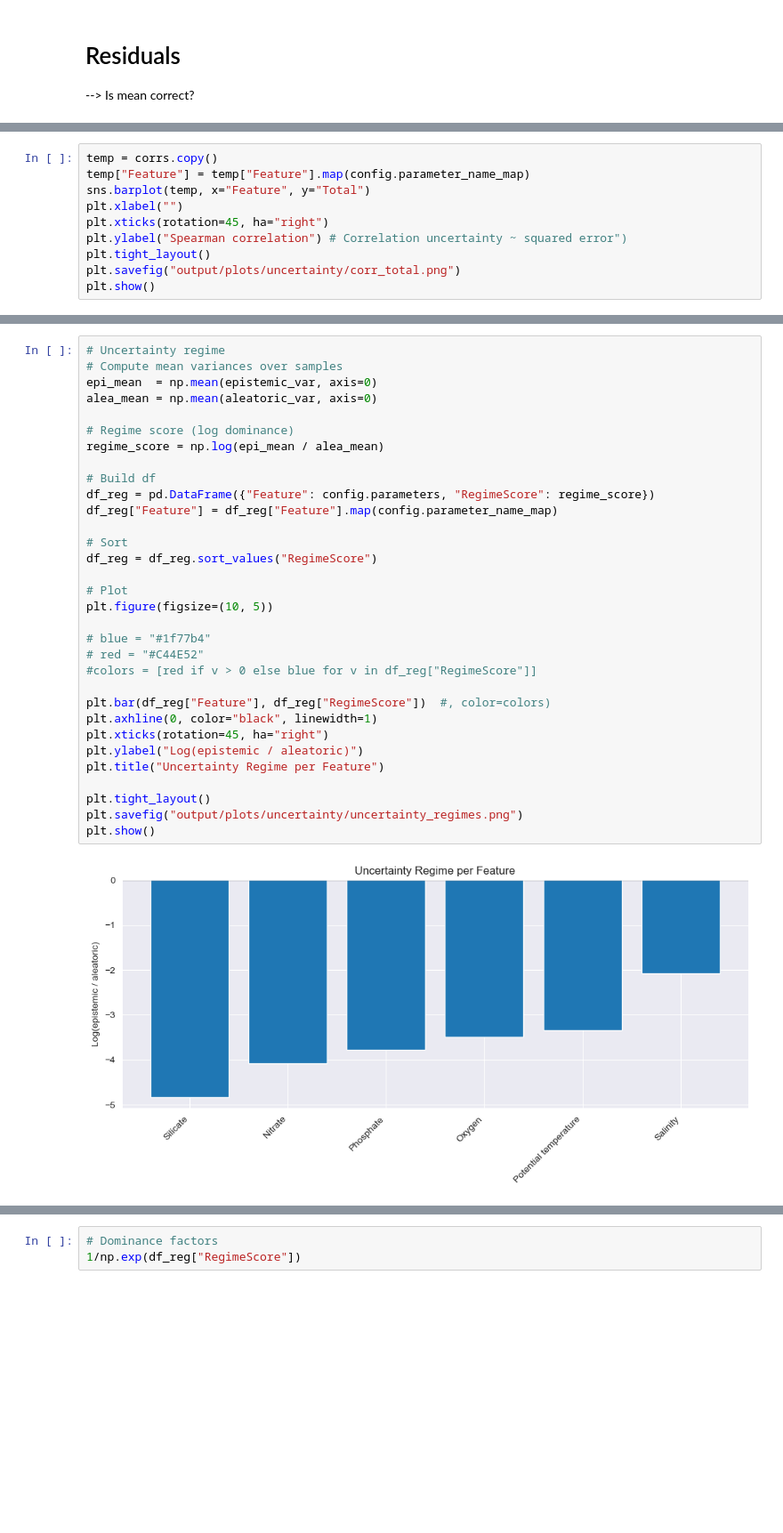
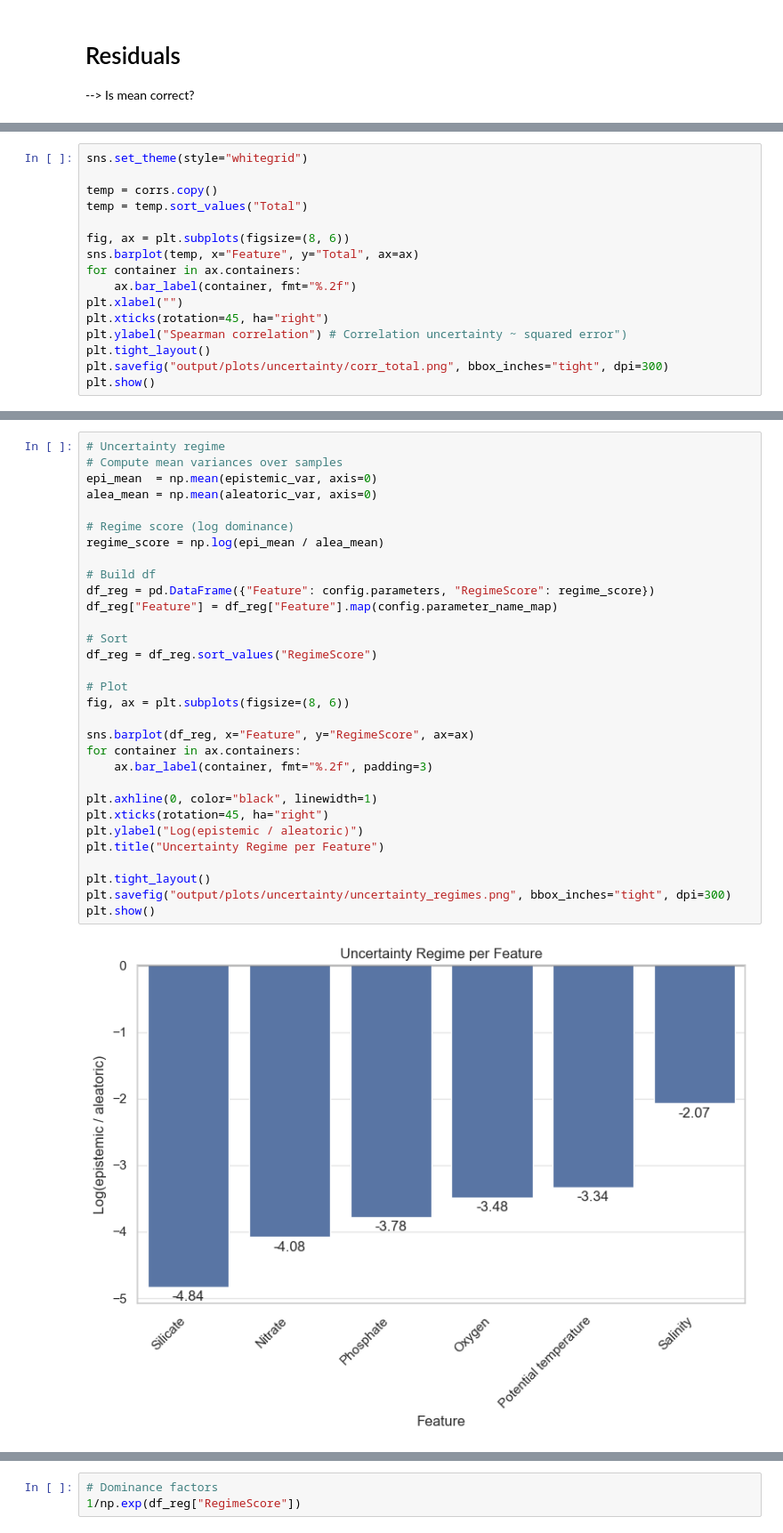
Before and after one commit to y-jenniges/time_imputation, a Jupyter notebook: uncertainty_analysis.ipynb, the cells around one changed output, grey strips where cells are left out. Shown at 89% size. Saved outputs shown, nothing was run; the diff lists cells and outputs as text; blank space fills up the shorter version.

```diff
--- a/uncertainty_analysis.ipynb
+++ b/uncertainty_analysis.ipynb
@@ -220,11 +229,17 @@ Feature | corr(epistemic) | corr(aleatoric) | corr(total)
 # %%
+sns.set_theme(style="whitegrid")
+
 temp = corrs.copy()
-temp["Feature"] = temp["Feature"].map(config.parameter_name_map)
-sns.barplot(temp, x="Feature", y="Total")
+temp = temp.sort_values("Total")
+
+fig, ax = plt.subplots(figsize=(8, 6))
+sns.barplot(temp, x="Feature", y="Total", ax=ax)
+for container in ax.containers:
+    ax.bar_label(container, fmt="%.2f")
 plt.xlabel("")
 plt.xticks(rotation=45, ha="right")
 plt.ylabel("Spearman correlation") # Correlation uncertainty ~ squared error")
 plt.tight_layout()
-plt.savefig("output/plots/uncertainty/corr_total.png")
+plt.savefig("output/plots/uncertainty/corr_total.png", bbox_inches="tight", dpi=300)
 plt.show()
 # %% [output]
@@ -310,34 +325,33 @@ plt.show()
 # %%
 # Uncertainty regime
 # Compute mean variances over samples
 epi_mean  = np.mean(epistemic_var, axis=0)
 alea_mean = np.mean(aleatoric_var, axis=0)
 
 # Regime score (log dominance)
 regime_score = np.log(epi_mean / alea_mean)
 
 # Build df
 df_reg = pd.DataFrame({"Feature": config.parameters, "RegimeScore": regime_score})
 df_reg["Feature"] = df_reg["Feature"].map(config.parameter_name_map)
 
 # Sort
 df_reg = df_reg.sort_values("RegimeScore")
 
 # Plot
-plt.figure(figsize=(10, 5))
+fig, ax = plt.subplots(figsize=(8, 6))
 
-# blue = "#1f77b4"
-# red = "#C44E52"
-#colors = [red if v > 0 else blue for v in df_reg["RegimeScore"]]
+sns.barplot(df_reg, x="Feature", y="RegimeScore", ax=ax)
+for container in ax.containers:
+    ax.bar_label(container, fmt="%.2f", padding=3)
 
-plt.bar(df_reg["Feature"], df_reg["RegimeScore"])  #, color=colors)
 plt.axhline(0, color="black", linewidth=1)
 plt.xticks(rotation=45, ha="right")
 plt.ylabel("Log(epistemic / aleatoric)")
 plt.title("Uncertainty Regime per Feature")
 
 plt.tight_layout()
-plt.savefig("output/plots/uncertainty/uncertainty_regimes.png")
+plt.savefig("output/plots/uncertainty/uncertainty_regimes.png", bbox_inches="tight", dpi=300)
 plt.show()
 # %% [output]
-[figure, old version]
+[figure, new version]
```
Also changed, not shown: parts of 23 cells of this notebook.
